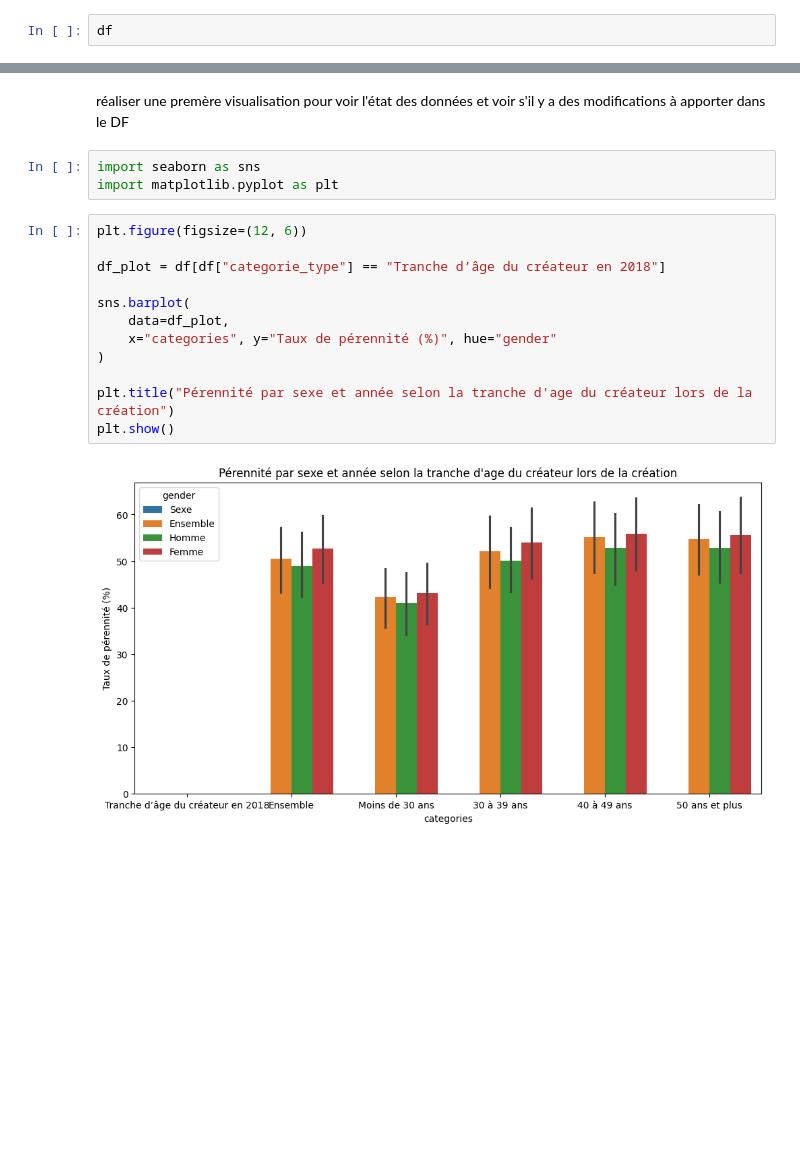
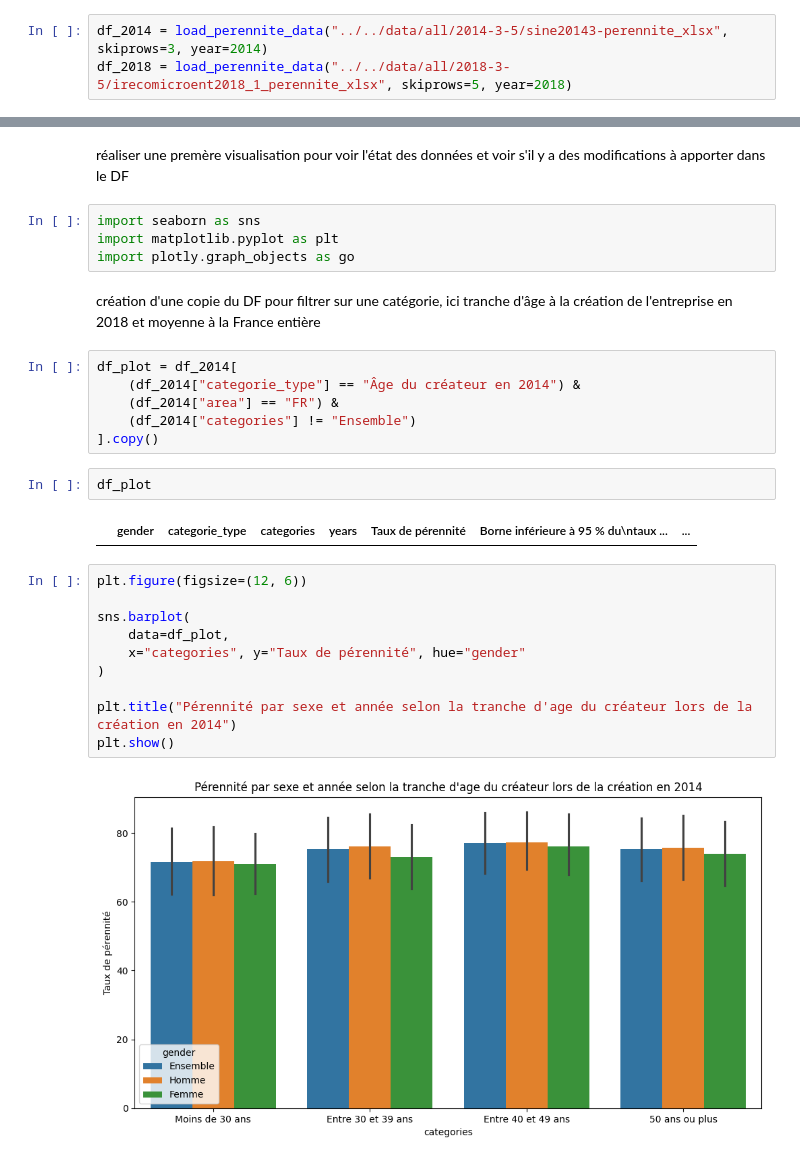
Before and after one commit to Gigique/Memoire_IA, a Jupyter notebook: notebooks/LoadAndCleanData.ipynb, the cells around one changed output, grey strips where cells are left out. Cells and saved outputs as stored; diff of their text form; blank space fills up the shorter version.

Commit message:
ajout de l'année 2014 dans les datas

```diff
--- a/notebooks/LoadAndCleanData.ipynb
+++ b/notebooks/LoadAndCleanData.ipynb
@@ -73,3 +56,4 @@ df = df[['gender', 'categorie_type'] + [col for col in df.columns if col not in
 # %%
-df
+df_2014 = load_perennite_data("../../data/all/2014-3-5/sine20143-perennite_xlsx", skiprows=3, year=2014)
+df_2018 = load_perennite_data("../../data/all/2018-3-5/irecomicroent2018_1_perennite_xlsx", skiprows=5, year=2018)
 # %% [output]
@@ -119,18 +111,29 @@ réaliser une premère visualisation pour voir l'état des données et voir s'il
 # %%
 import seaborn as sns
 import matplotlib.pyplot as plt
+import plotly.graph_objects as go
+# %% [markdown]
+création d'une copie du DF pour filtrer sur une catégorie, ici tranche d'âge à la création de l'entreprise en 2018 et moyenne à la France entière
+# %%
+df_plot = df_2014[
+    (df_2014["categorie_type"] == "Âge du créateur en 2014") &
+    (df_2014["area"] == "FR") &
+    (df_2014["categories"] != "Ensemble")
+].copy()
+# %%
+df_plot
+# %% [output]
+|  | gender | categorie_type | categories | years | Taux de pérennité | Borne inférieure à 95 % du\ntaux ... | ... |
 # %%
 plt.figure(figsize=(12, 6))
 
-df_plot = df[df["categorie_type"] == "Tranche d’âge du créateur en 2018"]
-
 sns.barplot(
     data=df_plot,
-    x="categories", y="Taux de pérennité (%)", hue="gender"
+    x="categories", y="Taux de pérennité", hue="gender"
 )
 
-plt.title("Pérennité par sexe et année selon la tranche d'age du créateur lors de la création")
+plt.title("Pérennité par sexe et année selon la tranche d'age du créateur lors de la création en 2014")
 plt.show()
 # %% [output]
-[figure, old version]
+[figure, new version]
 # %%
```
Also changed, not shown: parts of 11 cells of this notebook.
